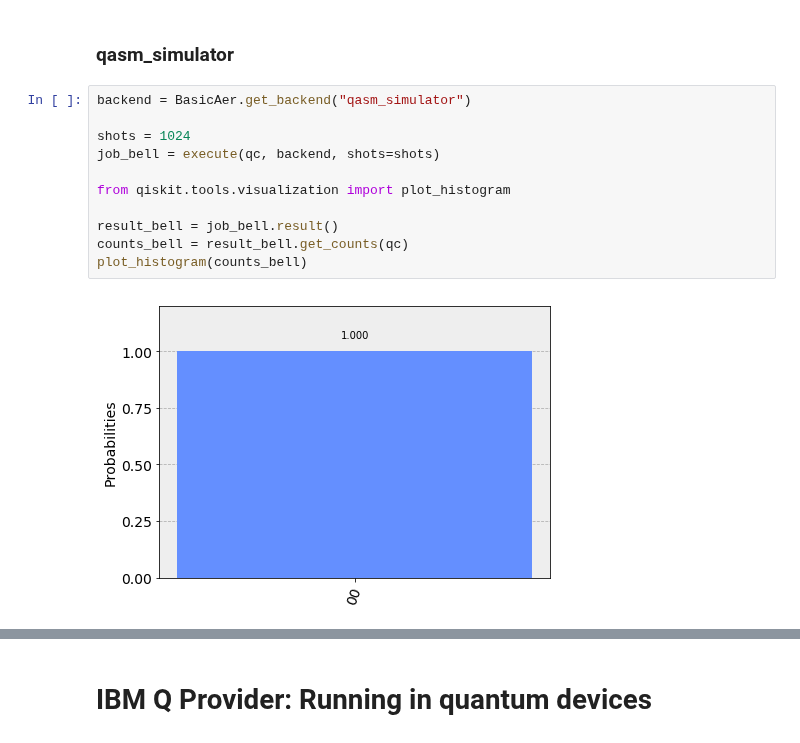
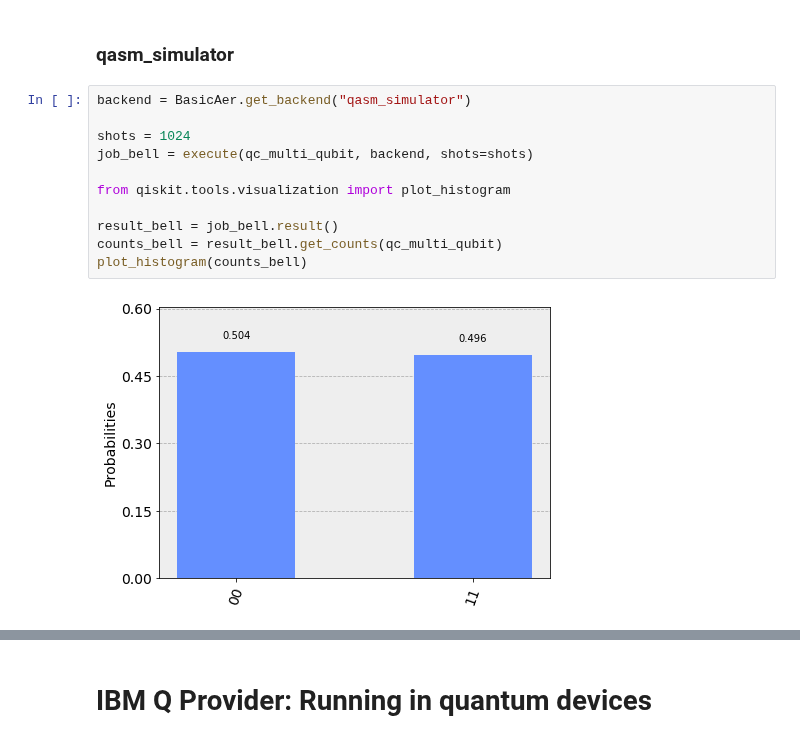
Before and after one commit to afonsofr/Qiskit_hands_on, a Jupyter notebook: basics.ipynb, the cells around one changed output, grey strips where cells are left out. Saved outputs shown, nothing was run; the diff lists cells and outputs as text.

```diff
--- a/basics.ipynb
+++ b/basics.ipynb
@@ -376,16 +380,16 @@ plot_bloch_multivector(bloch_bell)
 # %%
 backend = BasicAer.get_backend("qasm_simulator")
 
 shots = 1024
-job_bell = execute(qc, backend, shots=shots)
+job_bell = execute(qc_multi_qubit, backend, shots=shots)
 
 from qiskit.tools.visualization import plot_histogram
 
 result_bell = job_bell.result()
-counts_bell = result_bell.get_counts(qc)
+counts_bell = result_bell.get_counts(qc_multi_qubit)
 plot_histogram(counts_bell)
 # %% [output]
-[figure, old version]
+[figure, new version]
 # %% [markdown]
 <a id = 'ibmq_provider'></a>
 # %% [markdown]
```
Also changed, not shown: parts of 11 cells of this notebook, 1 other file.
